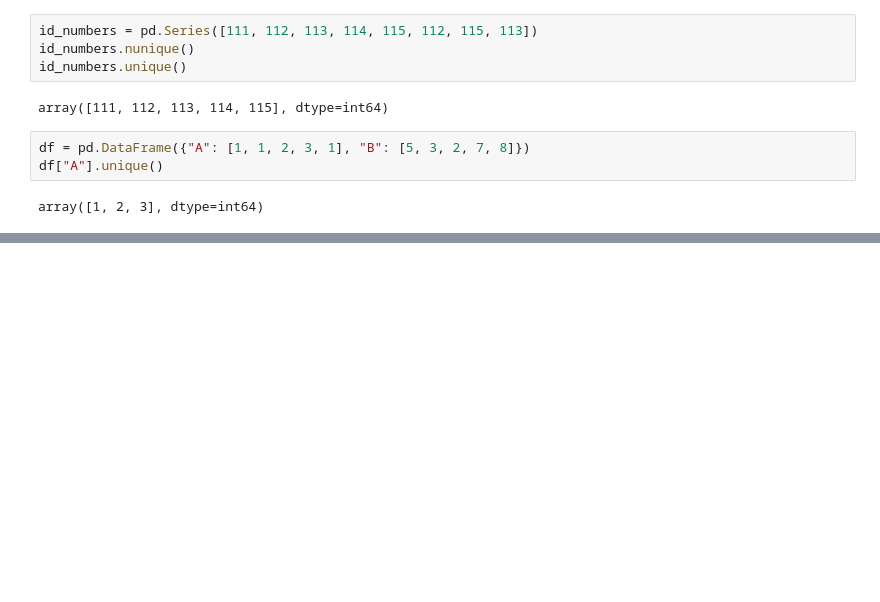
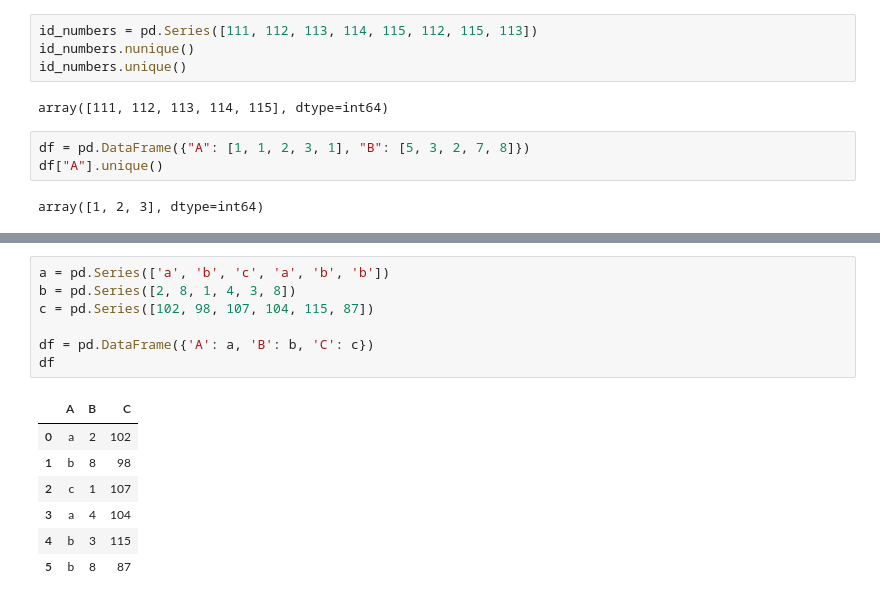
Before and after one commit to antonioIannotta/python-tutorial, a Jupyter notebook: pandas/Pandas.ipynb, the cells around one changed output, grey strips where cells are left out. Drawn from its saved outputs; the diff is of its cells as text; blank space fills up the shorter version.

```diff
--- a/pandas/Pandas.ipynb
+++ b/pandas/Pandas.ipynb
@@ -269,0 +298,15 @@ array([1, 2, 3], dtype=int64)
+# %%
+a = pd.Series(['a', 'b', 'c', 'a', 'b', 'b'])
+b = pd.Series([2, 8, 1, 4, 3, 8])
+c = pd.Series([102, 98, 107, 104, 115, 87])
+
+df = pd.DataFrame({'A': a, 'B': b, 'C': c})
+df
+# %% [output]
+|  | A | B | C |
+| 0 | a | 2 | 102 |
+| 1 | b | 8 | 98 |
+| 2 | c | 1 | 107 |
+| 3 | a | 4 | 104 |
+| 4 | b | 3 | 115 |
+| 5 | b | 8 | 87 |
```
Also changed, not shown: parts of 12 cells of this notebook.
